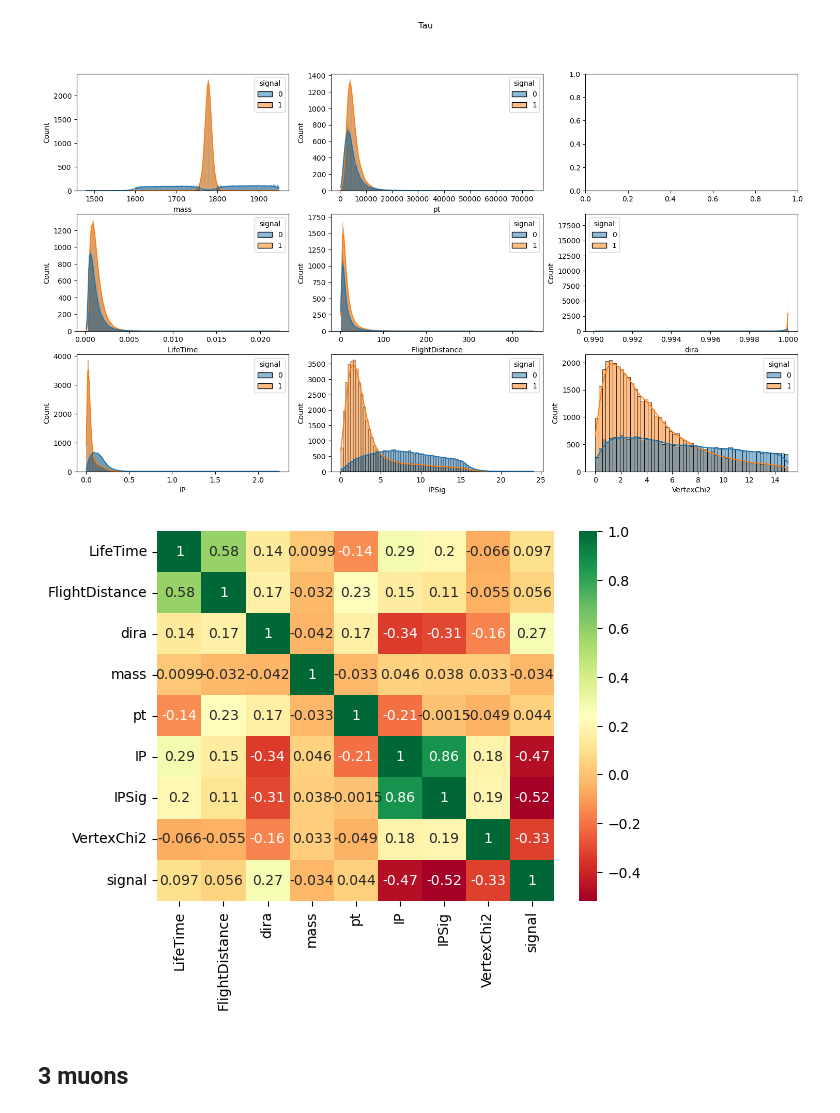
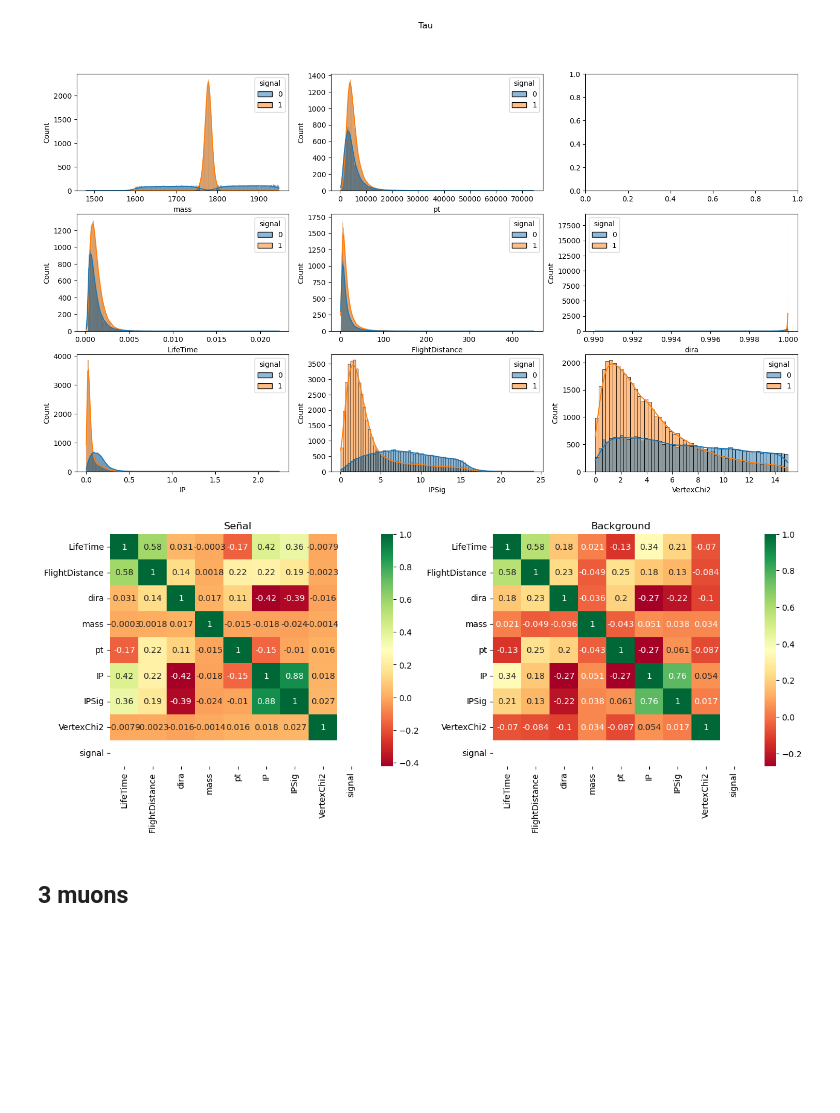
Before and after one commit to isadoji/flavours, a Jupyter notebook: 1. Leer datos.ipynb, the cells around one changed output. Saved outputs shown, nothing was run; the diff lists cells and outputs as text; code cells hidden in the pictures; blank space fills up the shorter version.

```diff
--- a/1. Leer datos.ipynb
+++ b/1. Leer datos.ipynb
@@ -149,11 +149,18 @@ sns.histplot(data=train, x="VertexChi2",kde=True, hue = "signal", ax=axs[2, 2])
 # %% [output]
 <AxesSubplot: xlabel='VertexChi2', ylabel='Count'>
 [figure]
-# %%
-subset_tau = train[["LifeTime", "FlightDistance", "dira", "mass" , "pt" , "IP", "IPSig" , "VertexChi2","signal" ]]
-train_corr(subset_tau)
-# %% [output]
-[figure, removed]
+# %%
+subset_tau_señal = señal[["LifeTime", "FlightDistance", "dira", "mass" , "pt" , "IP", "IPSig" , "VertexChi2","signal" ]]
+subset_tau_background = background[["LifeTime", "FlightDistance", "dira", "mass" , "pt" , "IP", "IPSig" , "VertexChi2","signal" ]]
+plt.figure(figsize=(15,5))
+plt.subplot(1,2,1)
+plt.title("Señal")
+train_corr(subset_tau_señal)
+plt.subplot(1,2,2)
+plt.title("Background")
+train_corr(subset_tau_background)
+# %% [output]
+[figure, added]
 # %% [markdown]
 ## 3 muons
 # %%
```
Also changed, not shown: parts of 2 cells of this notebook.
